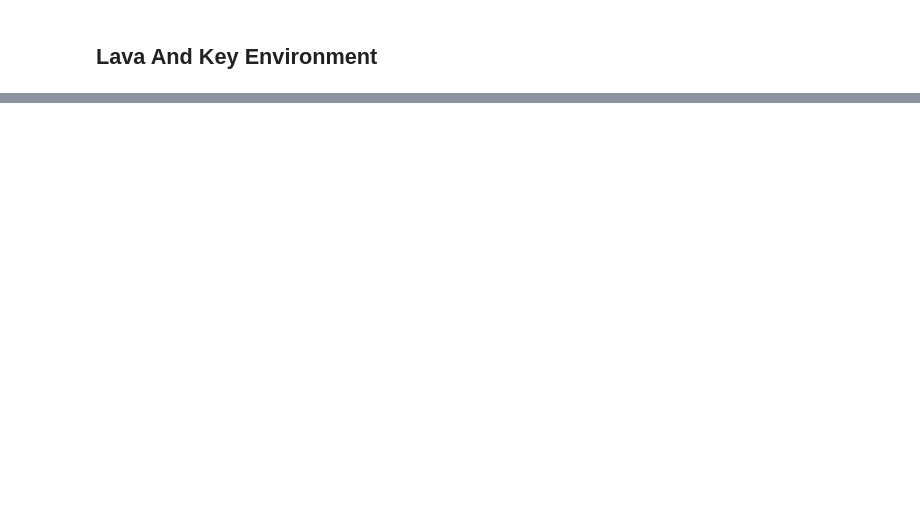
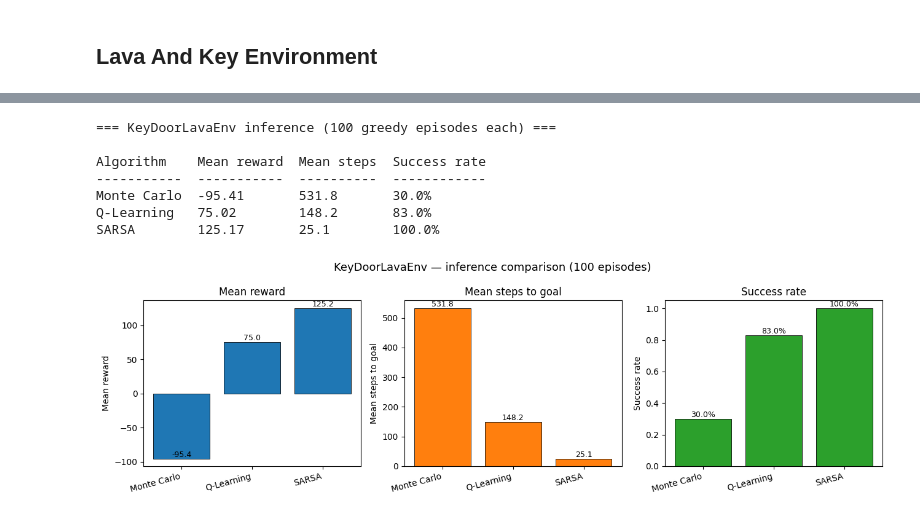
Before and after one commit to BlobDylan/RLEX2, a Jupyter notebook: HW2_2026B_KeyDoorLava.ipynb, the cells around one changed output, grey strips where cells are left out. Cells and saved outputs as stored; diff of their text form; code cells hidden in the pictures; blank space fills up the shorter version.

Commit message:
Add Lava And Key Comparison Charts

```diff
--- a/HW2_2026B_KeyDoorLava.ipynb
+++ b/HW2_2026B_KeyDoorLava.ipynb
@@ -1490,10 +1514,10 @@ rows = [
         f"{m['mean_steps']:.1f}",
         f"{m['success_rate']:.1%}",
     ]
-    for name, m in emptyenv_inference.items()
+    for name, m in lava_and_key_env_inference.items()
 ]
 
-print(f"=== EmptyEnv inference ({EVAL_EPISODES_EMPTY_ENV} greedy episodes each) ===\n")
+print(f"=== KeyDoorLavaEnv inference ({EVAL_EPISODES_KEY_DOOR_ENV} greedy episodes each) ===\n")
 col_widths = [
     max(len(headers[i]), max(len(row[i]) for row in rows))
     for i in range(len(headers))
@@ -1505,35 +1529,44 @@ for row in rows:
     print(fmt.format(*row))
 
 # ── Grouped bar chart ────────────────────────────────────────────────────────
-algorithms = list(emptyenv_inference.keys())
+algorithms = list(lava_and_key_env_inference.keys())
 metric_specs = [
     ("mean_reward", "Mean reward", "C0"),
     ("mean_steps", "Mean steps to goal", "C1"),
     ("success_rate", "Success rate", "C2"),
 ]
 
 fig, axes = plt.subplots(1, 3, figsize=(13, 4))
-fig.suptitle(f"EmptyEnv — inference comparison ({EVAL_EPISODES_EMPTY_ENV} episodes)", fontsize=13)
+fig.suptitle(f"KeyDoorLavaEnv — inference comparison ({EVAL_EPISODES_KEY_DOOR_ENV} episodes)", fontsize=13)
 
 x = np.arange(len(algorithms))
 for ax, (key, ylabel, color) in zip(axes, metric_specs):
-    values = [emptyenv_inference[alg][key] for alg in algorithms]
+    values = [lava_and_key_env_inference[alg][key] for alg in algorithms]
     bars = ax.bar(x, values, color=color, edgecolor="black", linewidth=0.6)
     ax.set_xticks(x, algorithms, rotation=15, ha="right")
     ax.set_ylabel(ylabel)
     ax.set_title(ylabel)
     for bar, val in zip(bars, values):
         fmt = f"{val:.1%}" if key == "success_rate" else f"{val:.1f}"
         ax.text(
             bar.get_x() + bar.get_width() / 2,
             bar.get_height(),
             fmt,
             ha="center",
             va="bottom",
             fontsize=9,
         )
     if key == "success_rate":
         ax.set_ylim(0, 1.05)
 
 plt.tight_layout()
 plt.show()
+# %% [output]
+=== KeyDoorLavaEnv inference (100 greedy episodes each) ===
+
+Algorithm    Mean reward  Mean steps  Success rate
+-----------  -----------  ----------  ------------
+Monte Carlo  -95.41       531.8       30.0%
+Q-Learning   75.02        148.2       83.0%
+SARSA        125.17       25.1        100.0%
+[figure, added]
```
Also changed, not shown: parts of 14 cells of this notebook.
